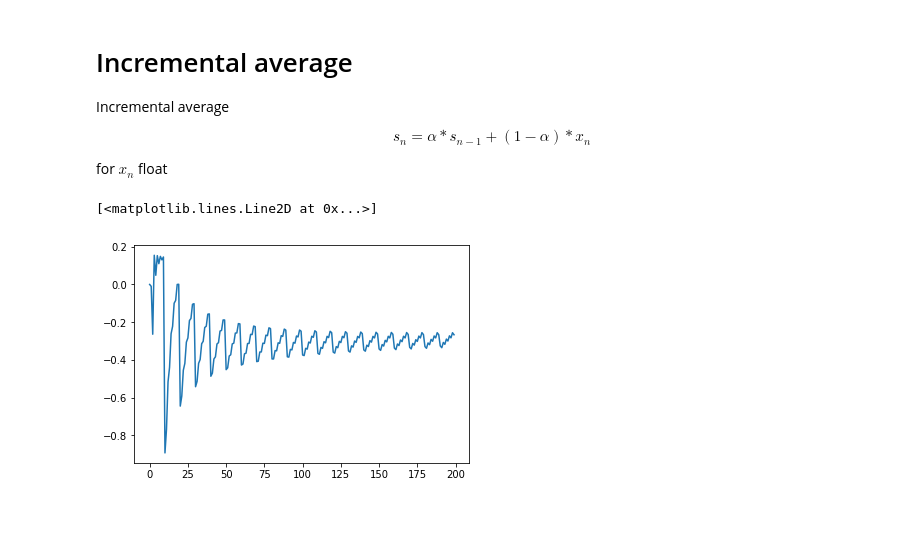
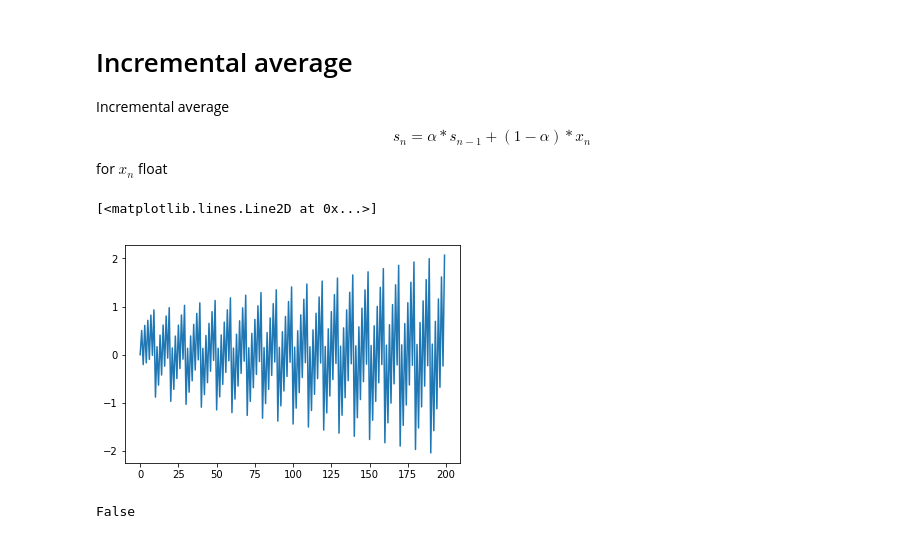
Before and after one commit to Dogiko/Some-Tools, a Jupyter notebook: incremental average.ipynb, the cells around one changed output. Saved outputs shown, nothing was run; the diff lists cells and outputs as text; code cells hidden in the pictures.

```diff
--- a/incremental average.ipynb
+++ b/incremental average.ipynb
@@ -74,7 +74,7 @@ class IncrementalStatistic():
         """
         assert isinstance(values, np.ndarray), 'values error, expect np.ndarray, got {}'.format(type(values))
         assert len(values.shape) == 1, 'dim error, expect 1, got {}'.format(len(values.shape))
-        if works == None:
+        if works is None:
             works = np.ones((len(values)))
 
         assert isinstance(works, np.ndarray), 'works error, expect np.ndarray, got {}'.format(type(works))
@@ -116,8 +116,12 @@ for i in range(200):
 # %%
 import matplotlib.pyplot as plt
 
 result = foo.array_ana(values)
-plt.plot(result['skew'])
+plt.plot(result['avg'])
 # %% [output]
 [<matplotlib.lines.Line2D at 0x...>]
-[figure, old version]
+[figure, new version]
+# %%
+works is None
+# %% [output]
+False
```
